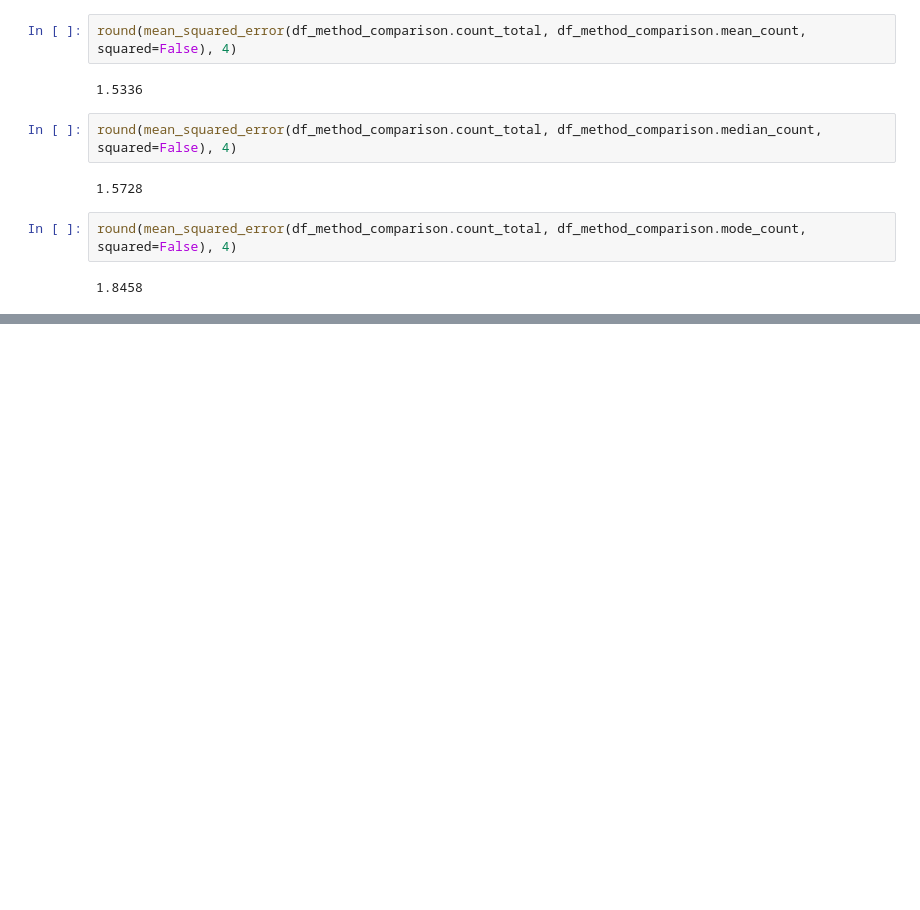
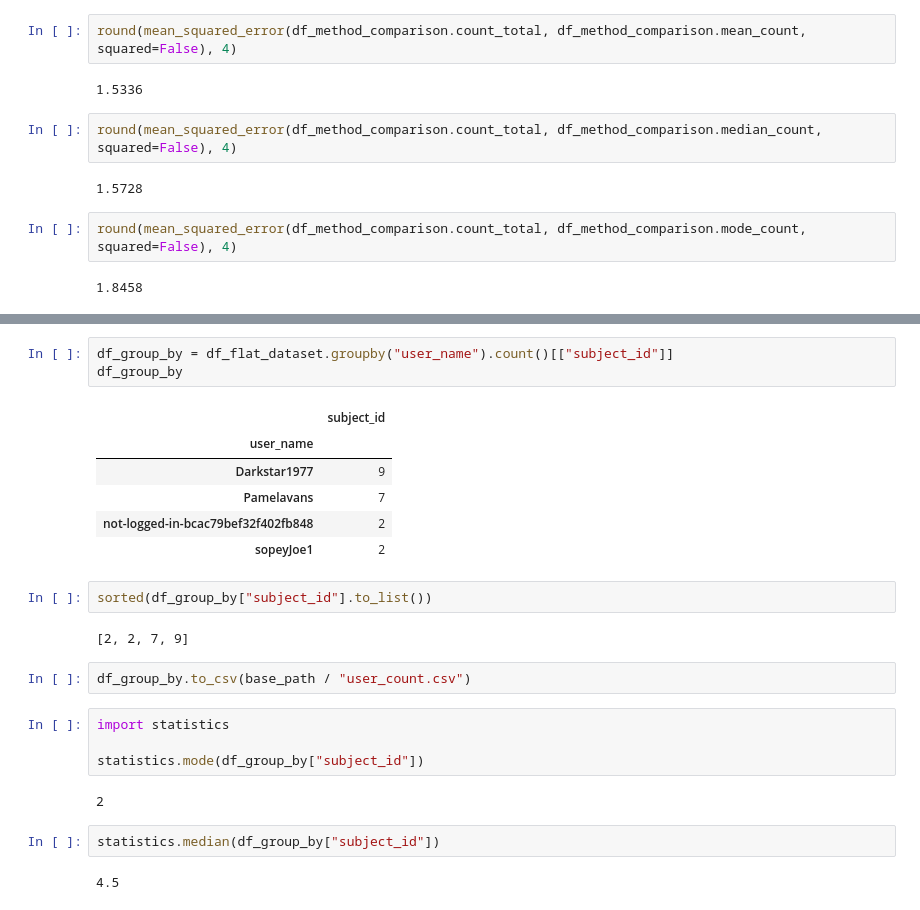
Before and after one commit to cwinkelmann/iguanas-from-above-zooniverse, a Jupyter notebook: Error_calculation.ipynb, the cells around one changed output, grey strips where cells are left out. Cells and saved outputs as stored; diff of their text form; blank space fills up the shorter version.

```diff
--- a/Error_calculation.ipynb
+++ b/Error_calculation.ipynb
@@ -156,0 +187,26 @@ round(mean_squared_error(df_method_comparison.count_total, df_method_comparison.
+# %%
+df_group_by = df_flat_dataset.groupby("user_name").count()[["subject_id"]]
+df_group_by
+# %% [output]
+|  | subject_id |
+| user_name |  |
+| Darkstar1977 | 9 |
+| Pamelavans | 7 |
+| not-logged-in-bcac79bef32f402fb848 | 2 |
+| sopeyJoe1 | 2 |
+# %%
+sorted(df_group_by["subject_id"].to_list())
+# %% [output]
+[2, 2, 7, 9]
+# %%
+df_group_by.to_csv(base_path / "user_count.csv")
+# %%
+import statistics
+
+statistics.mode(df_group_by["subject_id"])
+# %% [output]
+2
+# %%
+statistics.median(df_group_by["subject_id"])
+# %% [output]
+4.5
```
Also changed, not shown: parts of 3 cells of this notebook, 3 other files.
